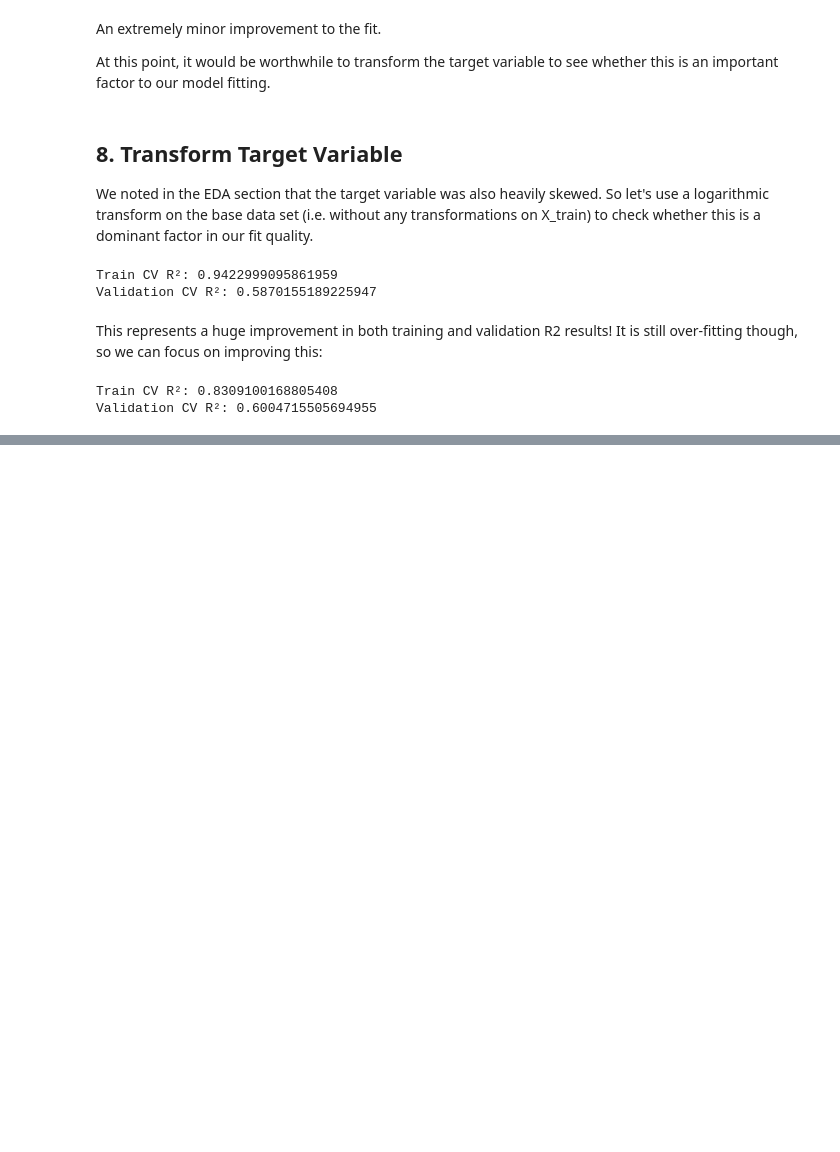
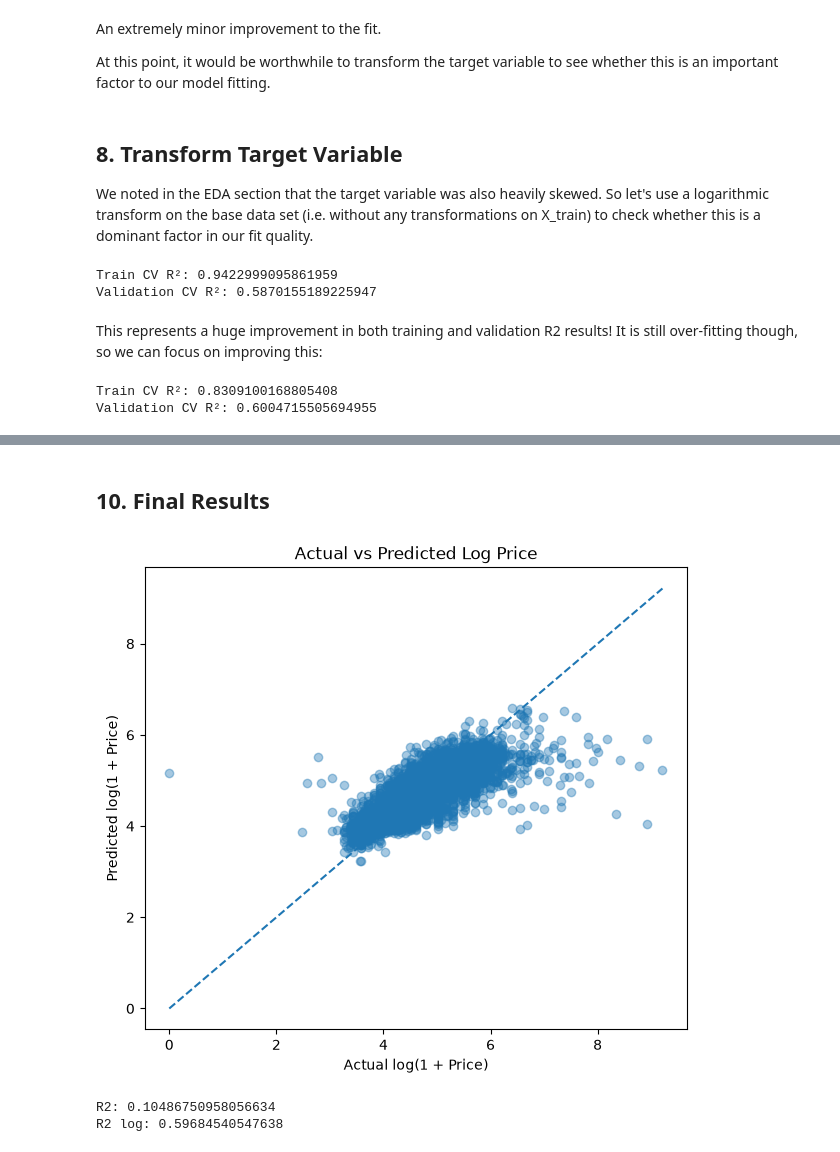
Before and after one commit to Raymon-Watson/Machine-Learning--Projects, a Jupyter notebook: Regression/airbnb/Airbnb_analysis.ipynb, the cells around one changed output, grey strips where cells are left out. Saved outputs shown, nothing was run; the diff lists cells and outputs as text; code cells hidden in the pictures; blank space fills up the shorter version.

```diff
--- a/Regression/airbnb/Airbnb_analysis.ipynb
+++ b/Regression/airbnb/Airbnb_analysis.ipynb
@@ -986,17 +986,3 @@ print("Validation CV R²:", scores["test_score"].mean())
 # %% [output]
 Train CV R²: 0.8309100168805408
 Validation CV R²: 0.6004715505694955
-# %%
-rf_reg.fit(X_train, y_log)
-
-y_pred_log = rf_reg.predict(X_test)
-y_pred = np.expm1(y_pred_log)
-
-y_test_log = np.log1p(y_test)
-
-y_pred_log = rf_reg.predict(X_test)
-
-print("Test log-scale R²:", r2_score(y_test_log, y_pred_log))
-
-print("Original-scale R²:", r2_score(y_test, y_pred))
-print("Original-scale MAE:", mean_absolute_error(y_test, y_pred))
@@ -1074,0 +1033,44 @@ The model captures the overall relationship in log-price reasonably well, but pr
+# %% [markdown]
+## 10. Final Results
+# %%
+
+# Convert actual prices to log scale
+y_test_log = np.log1p(y_test)
+
+# Predictions from model trained on log(price)
+y_pred_log = best_rf.predict(X_test)
+
+log_r2_score = r2_score(y_test_log, y_pred_log)
+y_pred = np.expm1(y_pred_log)
+r2_score = r2_score(y_test, y_pred)
+
+
+plt.figure(figsize=(7, 6))
+
+plt.scatter(
+    y_test_log,
+    y_pred_log,
+    alpha=0.4
+)
+
+# Perfect prediction line
+low = min(y_test_log.min(), y_pred_log.min())
+high = max(y_test_log.max(), y_pred_log.max())
+
+plt.plot(
+    [low, high],
+    [low, high],
+    "--"
+)
+
+plt.xlabel("Actual log(1 + Price)")
+plt.ylabel("Predicted log(1 + Price)")
+plt.title("Actual vs Predicted Log Price")
+
+plt.show()
+
+print(f"R2 log: {log_r2_score}")
+# %% [output]
+[figure, added]
+R2: 0.10486750958056634
+R2 log: 0.59684540547638
```
Also changed, not shown: parts of 11 cells of this notebook.
